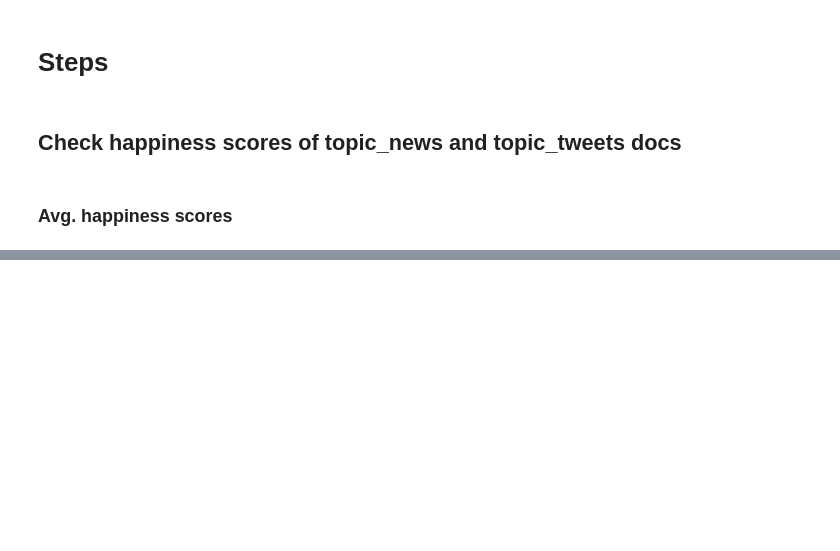
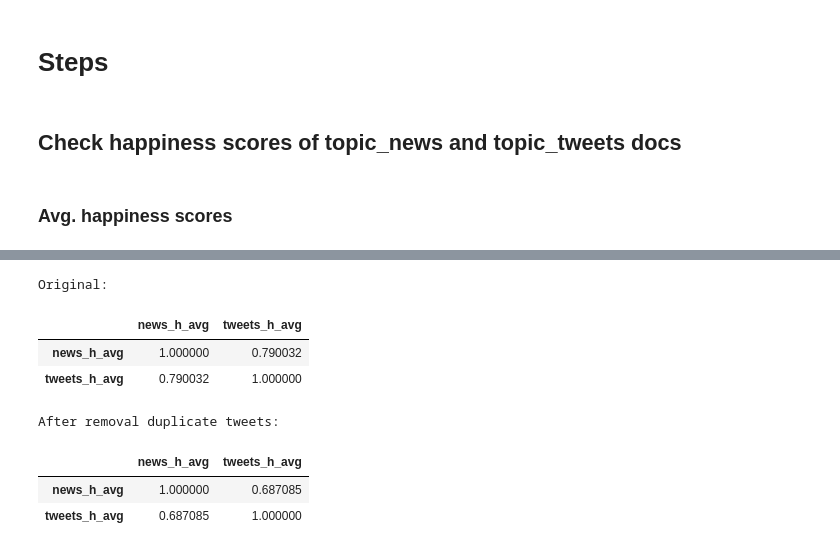
Before and after one commit to dahengwang0705/cross_media_affect_analysis, a Jupyter notebook: develop/20171021-daheng-eda_topic_news_tweets_happiness.ipynb, the cells around one changed output, grey strips where cells are left out. Saved outputs shown, nothing was run; the diff lists cells and outputs as text; code cells hidden in the pictures; blank space fills up the shorter version.

```diff
--- a/develop/20171021-daheng-eda_topic_news_tweets_happiness.ipynb
+++ b/develop/20171021-daheng-eda_topic_news_tweets_happiness.ipynb
@@ -126,0 +257,32 @@ Wall time: 13min 46s
+# %%
+"""
+Load data
+"""
+if 1 == 1:
+    topics_h_avg_csv_file = os.path.join(config.FIG_DIR, 'topics_h_avg.csv')
+    topics_h_avg_updated_csv_file = os.path.join(config.FIG_DIR, 'topics_h_avg.updated.csv')
+
+    topics_h_avg_df = pd.read_csv(topics_h_avg_csv_file, sep='\t', quoting=csv.QUOTE_MINIMAL)
+    topics_h_avg_updated_df = pd.read_csv(topics_h_avg_updated_csv_file, sep='\t', quoting=csv.QUOTE_MINIMAL)
+
+    topic_lst_df = pd.DataFrame(config.MANUALLY_SELECTED_TOPICS_LST)
+
+    topics_h_avg_df['category'] = topic_lst_df['category']
+    topics_h_avg_updated_df['category'] = topic_lst_df['category']
+# %%
+"""
+Pearson corr
+"""
+print('Original:')
+display(topics_h_avg_df[['news_h_avg', 'tweets_h_avg']].corr(method='pearson'))
+print('After removal duplicate tweets:')
+display(topics_h_avg_updated_df[['news_h_avg', 'tweets_h_avg']].corr(method='pearson'))
+# %% [output]
+Original:
+|  | news_h_avg | tweets_h_avg |
+| news_h_avg | 1.000000 | 0.790032 |
+| tweets_h_avg | 0.790032 | 1.000000 |
+After removal duplicate tweets:
+|  | news_h_avg | tweets_h_avg |
+| news_h_avg | 1.000000 | 0.687085 |
+| tweets_h_avg | 0.687085 | 1.000000 |
```
Also changed, not shown: parts of 11 cells of this notebook, 9 other files.
